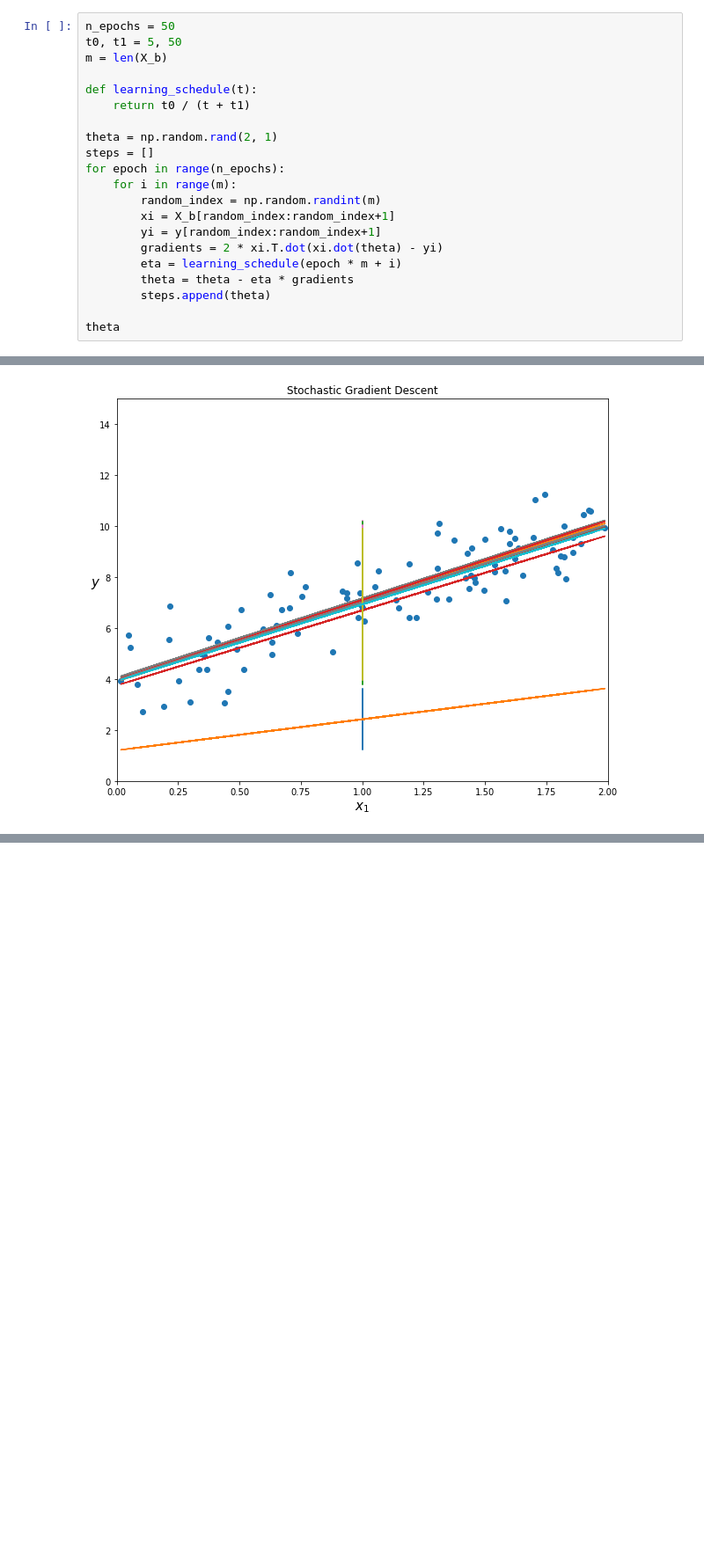
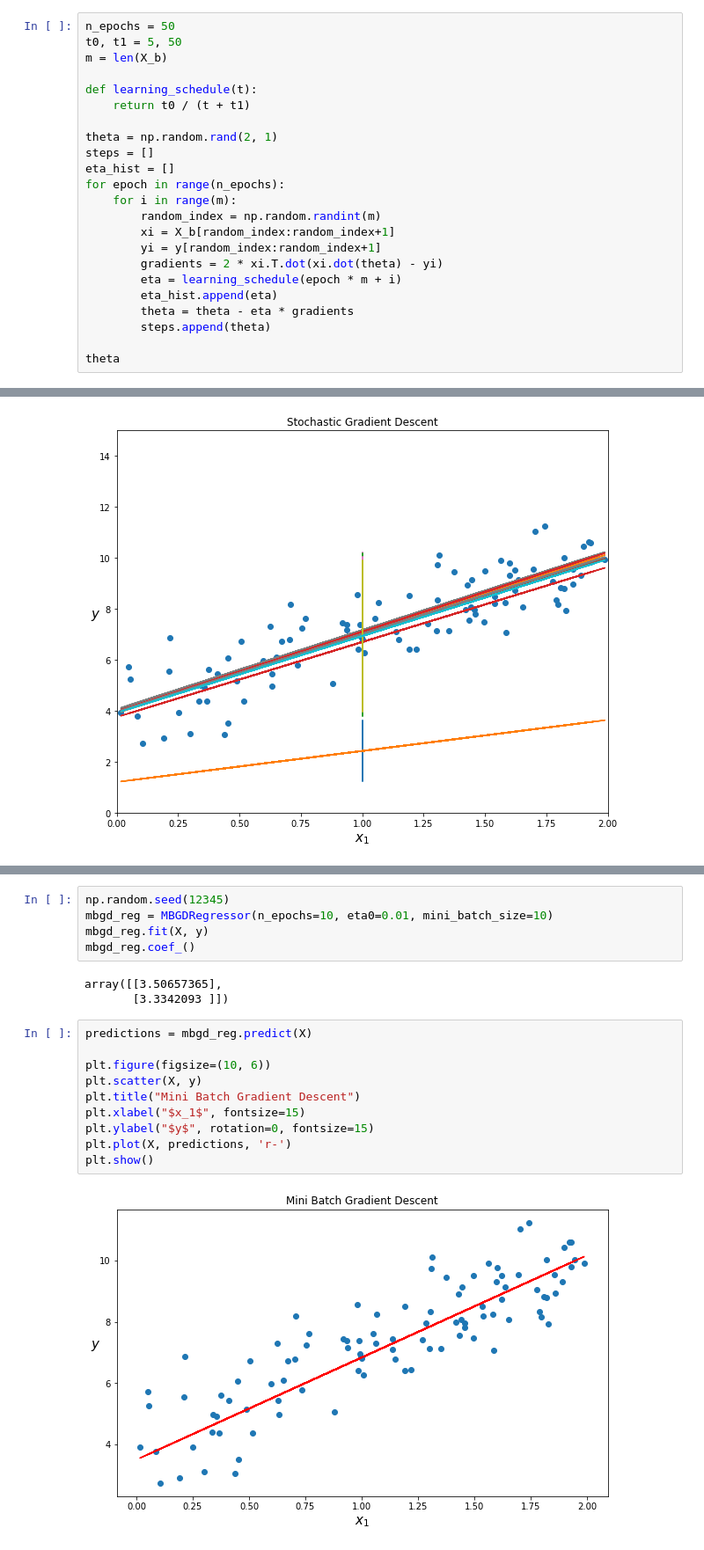
Before and after one commit to Ohtar10/ml-python, a Jupyter notebook: ch04/Training Models.ipynb, the cells around one changed output, grey strips where cells are left out. Shown at 88% size. Cells and saved outputs as stored; diff of their text form; blank space fills up the shorter version.

```diff
--- a/ch04/Training Models.ipynb
+++ b/ch04/Training Models.ipynb
@@ -247,6 +247,7 @@ def learning_schedule(t):
 
 theta = np.random.rand(2, 1)
 steps = []
+eta_hist = []
 for epoch in range(n_epochs):
     for i in range(m):
         random_index = np.random.randint(m)
@@ -254,6 +255,7 @@ for epoch in range(n_epochs):
         yi = y[random_index:random_index+1]
         gradients = 2 * xi.T.dot(xi.dot(theta) - yi)
         eta = learning_schedule(epoch * m + i)
+        eta_hist.append(eta)
         theta = theta - eta * gradients
         steps.append(theta)
 
@@ -277,0 +364,20 @@ plt.show()
+# %%
+np.random.seed(12345)
+mbgd_reg = MBGDRegressor(n_epochs=10, eta0=0.01, mini_batch_size=10)
+mbgd_reg.fit(X, y)
+mbgd_reg.coef_()
+# %% [output]
+array([[3.50657365],
+       [3.3342093 ]])
+# %%
+predictions = mbgd_reg.predict(X)
+
+plt.figure(figsize=(10, 6))
+plt.scatter(X, y)
+plt.title("Mini Batch Gradient Descent")
+plt.xlabel("$x_1$", fontsize=15)
+plt.ylabel("$y$", rotation=0, fontsize=15)
+plt.plot(X, predictions, 'r-')
+plt.show()
+# %% [output]
+[figure, added]
```
Also changed, not shown: parts of 15 cells of this notebook.
